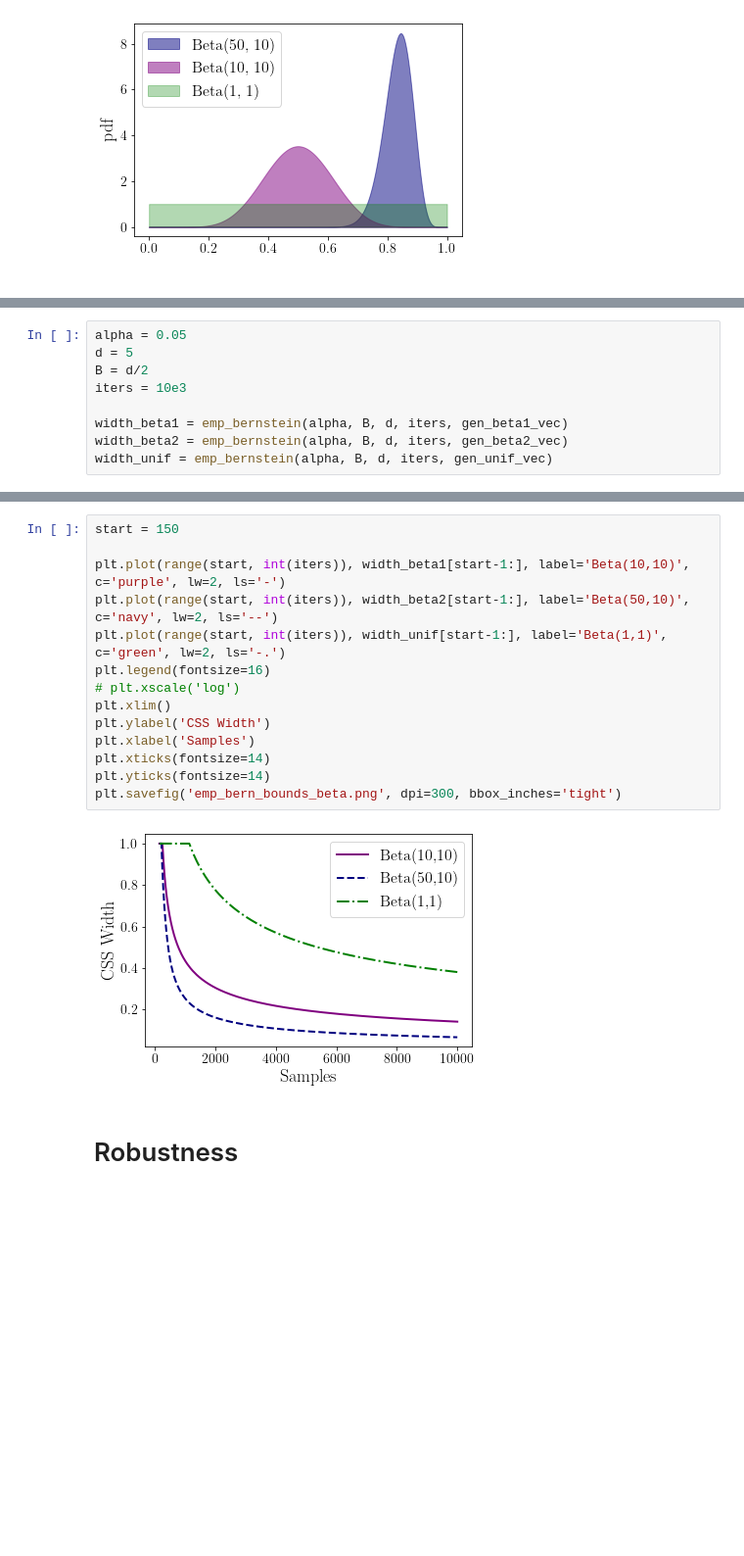
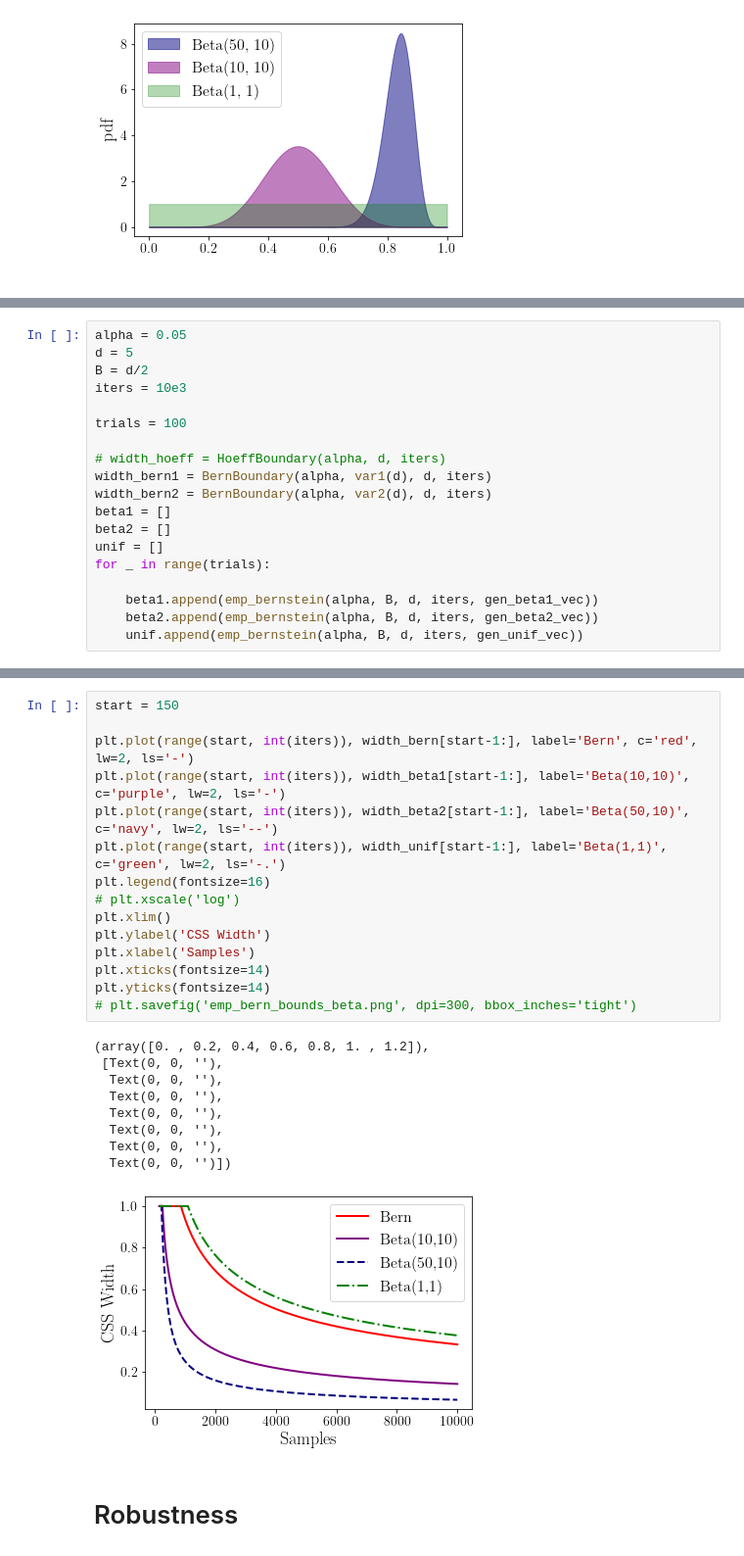
Before and after one commit to bchugg/confidence-spheres, a Jupyter notebook: bounds.ipynb, the cells around one changed output, grey strips where cells are left out. Shown: that part at 98% size. Saved outputs shown, nothing was run; the diff lists cells and outputs as text; blank space fills up the shorter version.

```diff
--- a/bounds.ipynb
+++ b/bounds.ipynb
@@ -111,6 +157,16 @@ d = 5
 B = d/2
 iters = 10e3
 
-width_beta1 = emp_bernstein(alpha, B, d, iters, gen_beta1_vec)
-width_beta2 = emp_bernstein(alpha, B, d, iters, gen_beta2_vec)
-width_unif = emp_bernstein(alpha, B, d, iters, gen_unif_vec)
+trials = 100
+
+# width_hoeff = HoeffBoundary(alpha, d, iters)
+width_bern1 = BernBoundary(alpha, var1(d), d, iters)
+width_bern2 = BernBoundary(alpha, var2(d), d, iters)
+beta1 = []
+beta2 = []
+unif = []
+for _ in range(trials):
+
+    beta1.append(emp_bernstein(alpha, B, d, iters, gen_beta1_vec))
+    beta2.append(emp_bernstein(alpha, B, d, iters, gen_beta2_vec))
+    unif.append(emp_bernstein(alpha, B, d, iters, gen_unif_vec))
@@ -117,19 +206,28 @@ width_unif = emp_bernstein(alpha, B, d, iters, gen_unif_vec)
 # %%
 start = 150
 
+plt.plot(range(start, int(iters)), width_bern[start-1:], label='Bern', c='red', lw=2, ls='-')
 plt.plot(range(start, int(iters)), width_beta1[start-1:], label='Beta(10,10)', c='purple', lw=2, ls='-')
 plt.plot(range(start, int(iters)), width_beta2[start-1:], label='Beta(50,10)', c='navy', lw=2, ls='--')
 plt.plot(range(start, int(iters)), width_unif[start-1:], label='Beta(1,1)', c='green', lw=2, ls='-.')
 plt.legend(fontsize=16)
 # plt.xscale('log')
 plt.xlim()
 plt.ylabel('CSS Width')
 plt.xlabel('Samples')
 plt.xticks(fontsize=14)
 plt.yticks(fontsize=14)
-plt.savefig('emp_bern_bounds_beta.png', dpi=300, bbox_inches='tight')
+# plt.savefig('emp_bern_bounds_beta.png', dpi=300, bbox_inches='tight')
 # %% [output]
+(array([0. , 0.2, 0.4, 0.6, 0.8, 1. , 1.2]),
+ [Text(0, 0, ''),
+  Text(0, 0, ''),
+  Text(0, 0, ''),
+  Text(0, 0, ''),
+  Text(0, 0, ''),
+  Text(0, 0, ''),
+  Text(0, 0, '')])
-[figure, old version]
+[figure, new version]
 # %% [markdown]
 # Robustness
 # %%
```
Also changed, not shown: parts of 3 cells of this notebook, 10 other files.
